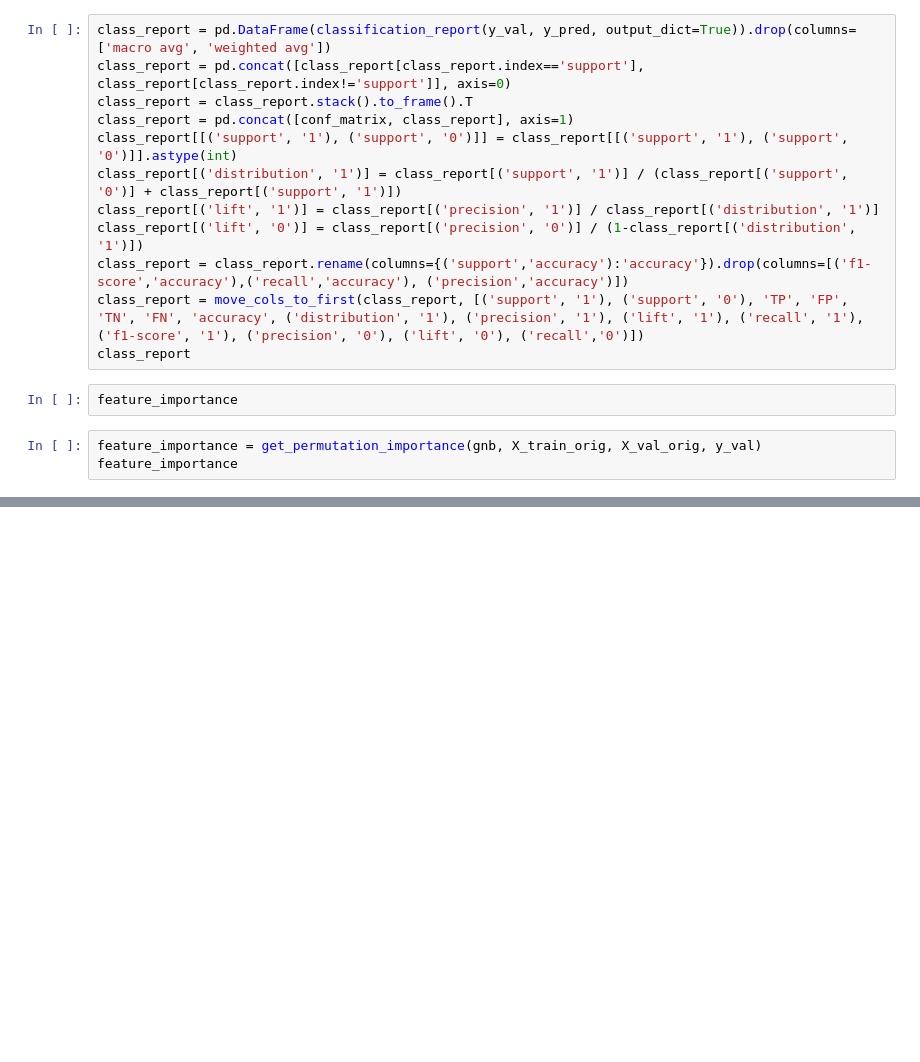
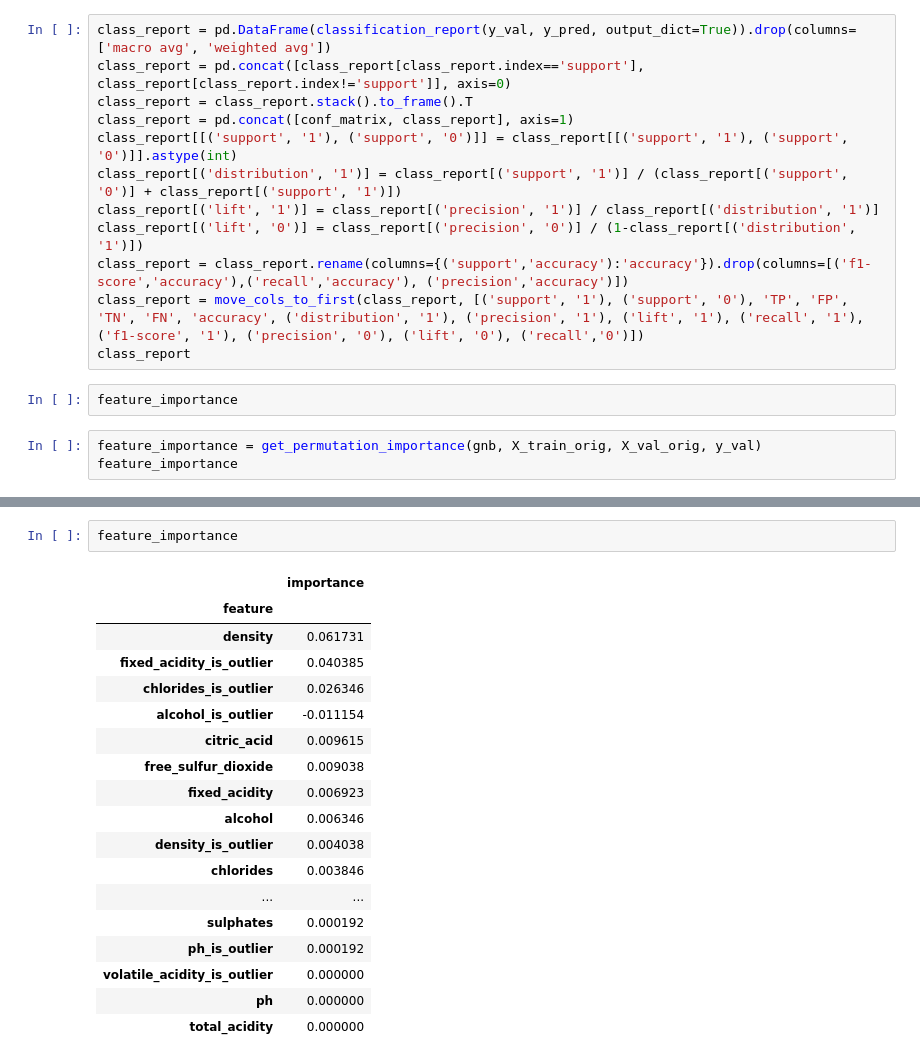
Before and after one commit to dormeir999/Cracking_Your_First_Data_Science_Project_course, a Jupyter notebook: Pipeline.ipynb, the cells around one changed output, grey strips where cells are left out. Saved outputs shown, nothing was run; the diff lists cells and outputs as text; blank space fills up the shorter version.

```diff
--- a/Pipeline.ipynb
+++ b/Pipeline.ipynb
@@ -822,0 +1628,21 @@ feature_importance
+# %%
+feature_importance
+# %% [output]
+|  | importance |
+| feature |  |
+| density | 0.061731 |
+| fixed_acidity_is_outlier | 0.040385 |
+| chlorides_is_outlier | 0.026346 |
+| alcohol_is_outlier | -0.011154 |
+| citric_acid | 0.009615 |
+| free_sulfur_dioxide | 0.009038 |
+| fixed_acidity | 0.006923 |
+| alcohol | 0.006346 |
+| density_is_outlier | 0.004038 |
+| chlorides | 0.003846 |
+| ... | ... |
+| sulphates | 0.000192 |
+| ph_is_outlier | 0.000192 |
+| volatile_acidity_is_outlier | 0.000000 |
+| ph | 0.000000 |
+| total_acidity | 0.000000 |
```
Also changed, not shown: parts of 5 cells of this notebook, 2 other files.
